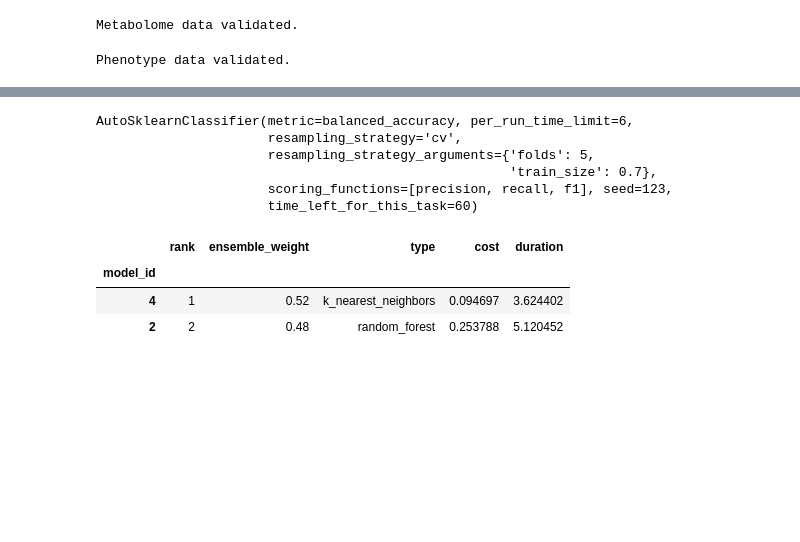
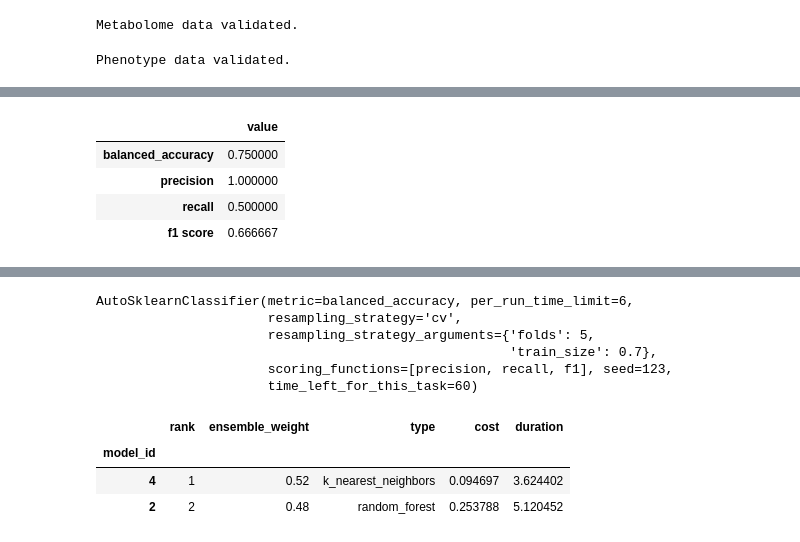
Before and after one commit to BleekerLab/PhenoFeatureFinder, a Jupyter notebook: docs/example.ipynb, the cells around one changed output, grey strips where cells are left out. Saved outputs shown, nothing was run; the diff lists cells and outputs as text; code cells hidden in the pictures; blank space fills up the shorter version.

```diff
--- a/docs/example.ipynb
+++ b/docs/example.ipynb
@@ -90,0 +117,10 @@ Average accuracy score of the default model is: 0.871 %
+# %%
+y_trues_test = ["resistant", "resistant", "sensitive", "sensitive"]
+y_predicted_test = ["resistant", "sensitive", "sensitive", "sensitive"]
+compute_metrics_classification(y_predictions=y_predicted_test, y_trues=y_trues_test, positive_class="resistant")
+# %% [output]
+|  | value |
+| balanced_accuracy | 0.750000 |
+| precision | 1.000000 |
+| recall | 0.500000 |
+| f1 score | 0.666667 |
```
Also changed, not shown: parts of 9 cells of this notebook, 6 other files.
